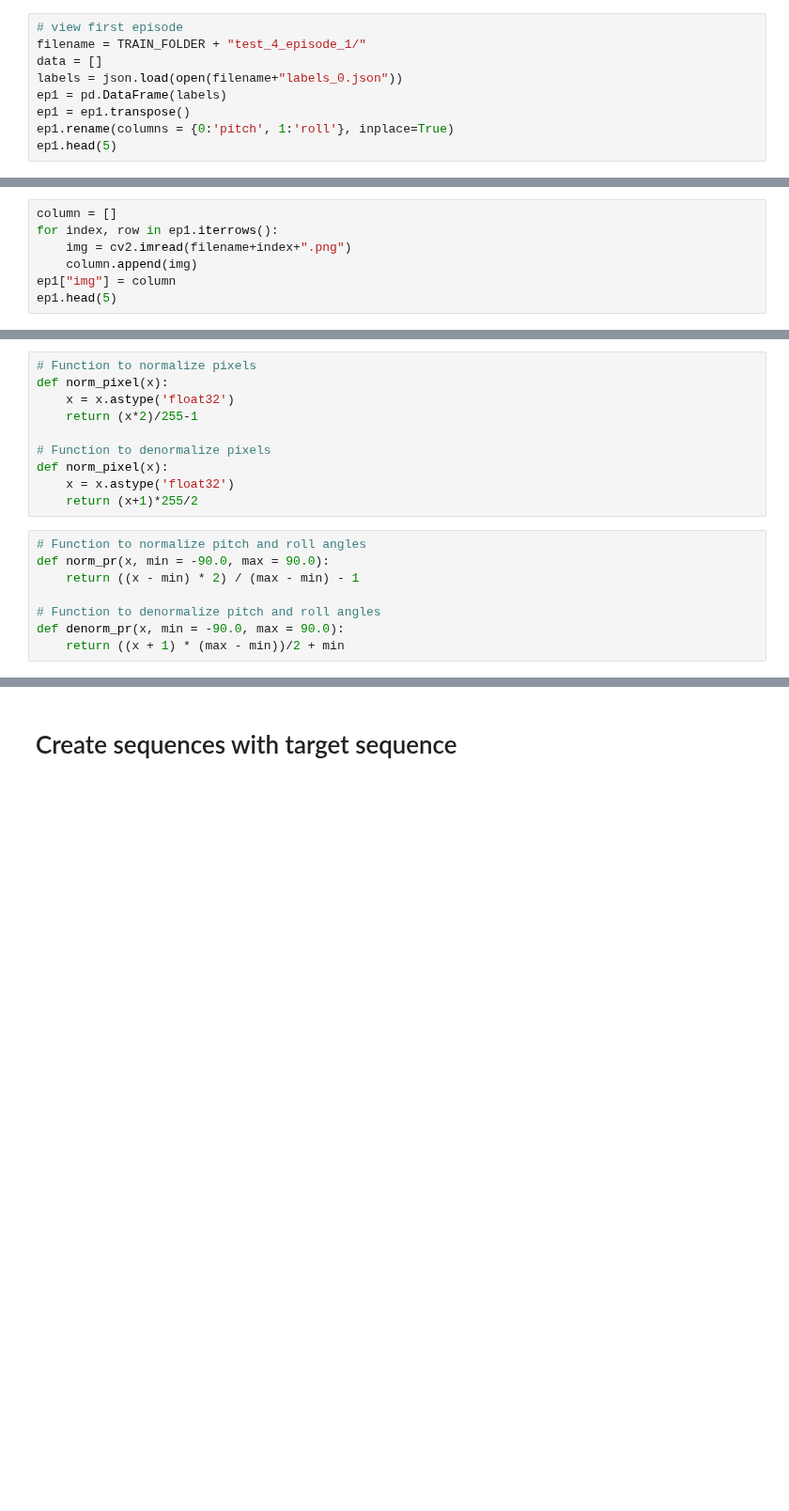
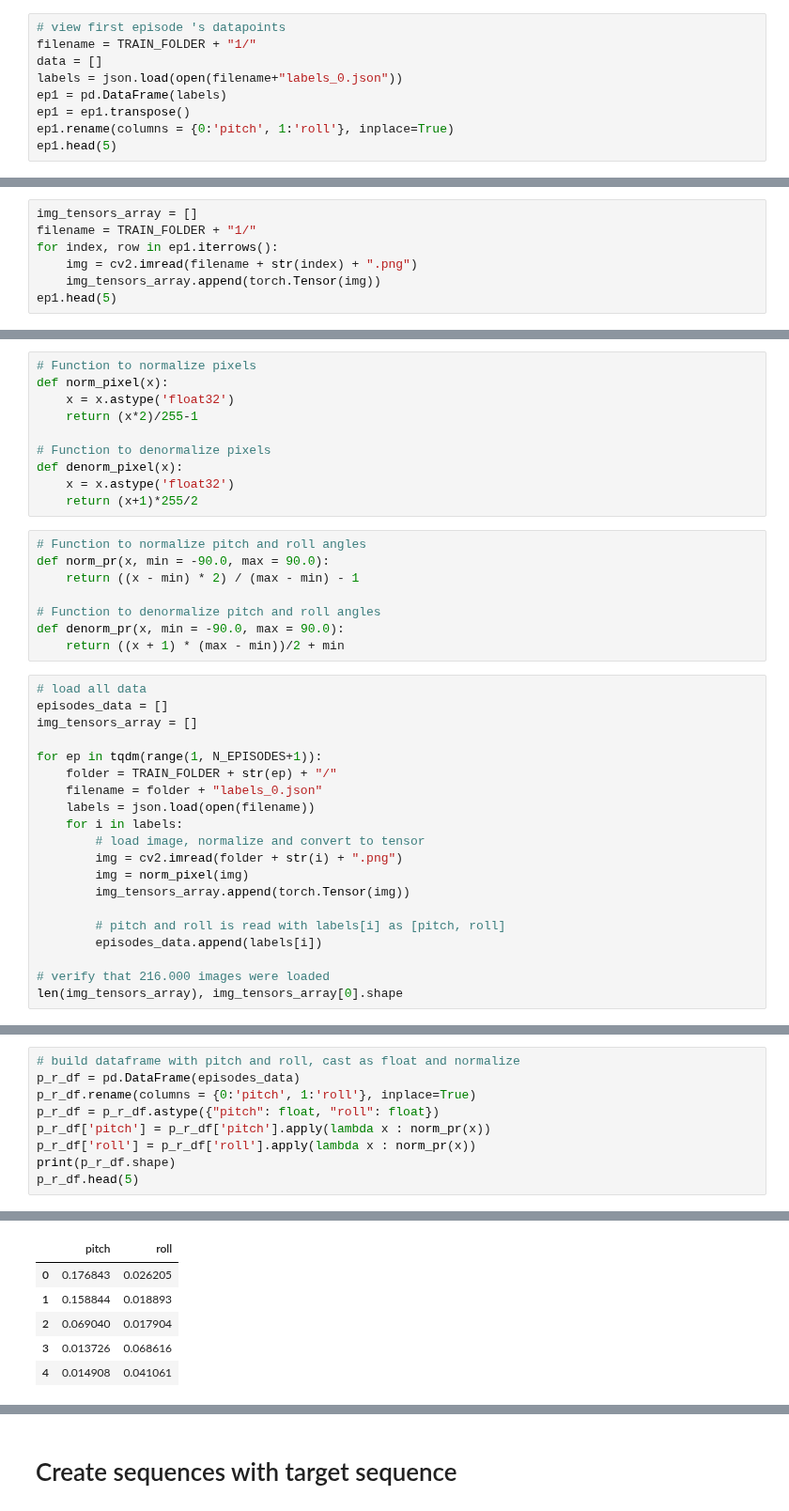
Before and after one commit to lancedw/3D-state-prediction-for-surface-vessels-using-IMU-data-and-images, a Jupyter notebook: code/notebooks/cnn.ipynb, the cells around one changed output, grey strips where cells are left out. Shown at 94% size. Drawn from its saved outputs; the diff is of its cells as text; blank space fills up the shorter version.

```diff
--- a/code/notebooks/cnn.ipynb
+++ b/code/notebooks/cnn.ipynb
@@ -64,8 +68,8 @@ CUDA = device.type == 'cuda'
 # %% [markdown]
 # Load data from episodes
 # %%
-# view first episode
-filename = TRAIN_FOLDER + "test_4_episode_1/"
+# view first episode 's datapoints
+filename = TRAIN_FOLDER + "1/"
 data = []
 labels = json.load(open(filename+"labels_0.json"))
 ep1 = pd.DataFrame(labels)
@@ -80,10 +84,10 @@ ep1.head(5)
 | 3 | 1.235337 | 6.175461 |
 | 4 | 1.341678 | 3.695468 |
 # %%
-column = []
+img_tensors_array = []
+filename = TRAIN_FOLDER + "1/"
 for index, row in ep1.iterrows():
-    img = cv2.imread(filename+index+".png")
-    column.append(img)
-ep1["img"] = column
+    img = cv2.imread(filename + str(index) + ".png")
+    img_tensors_array.append(torch.Tensor(img))
 ep1.head(5)
 # %% [output]
@@ -104,7 +108,7 @@ def norm_pixel(x):
     return (x*2)/255-1
 
 # Function to denormalize pixels
-def norm_pixel(x):
+def denorm_pixel(x):
     x = x.astype('float32')
     return (x+1)*255/2
 # %%
@@ -115,3 +119,23 @@ def norm_pr(x, min = -90.0, max = 90.0):
 # Function to denormalize pitch and roll angles
 def denorm_pr(x, min = -90.0, max = 90.0):
     return ((x + 1) * (max - min))/2 + min
+# %%
+# load all data
+episodes_data = []
+img_tensors_array = []
+
+for ep in tqdm(range(1, N_EPISODES+1)):
+    folder = TRAIN_FOLDER + str(ep) + "/"
+    filename = folder + "labels_0.json"
+    labels = json.load(open(filename))
+    for i in labels:
+        # load image, normalize and convert to tensor
+        img = cv2.imread(folder + str(i) + ".png")
+        img = norm_pixel(img)
+        img_tensors_array.append(torch.Tensor(img))
+
+        # pitch and roll is read with labels[i] as [pitch, roll]
+        episodes_data.append(labels[i])
+
+# verify that 216.000 images were loaded
+len(img_tensors_array), img_tensors_array[0].shape
@@ -117,0 +144,10 @@ def denorm_pr(x, min = -90.0, max = 90.0):
+# %%
+# build dataframe with pitch and roll, cast as float and normalize
+p_r_df = pd.DataFrame(episodes_data)
+p_r_df.rename(columns = {0:'pitch', 1:'roll'}, inplace=True)
+p_r_df = p_r_df.astype({"pitch": float, "roll": float})
+p_r_df['pitch'] = p_r_df['pitch'].apply(lambda x : norm_pr(x))
+p_r_df['roll'] = p_r_df['roll'].apply(lambda x : norm_pr(x))
+print(p_r_df.shape)
+p_r_df.head(5)
+# %% [output]
@@ -117,0 +155,6 @@ def denorm_pr(x, min = -90.0, max = 90.0):
+|  | pitch | roll |
+| 0 | 0.176843 | 0.026205 |
+| 1 | 0.158844 | 0.018893 |
+| 2 | 0.069040 | 0.017904 |
+| 3 | 0.013726 | 0.068616 |
+| 4 | 0.014908 | 0.041061 |
```
Also changed, not shown: parts of 29 cells of this notebook, 2 other files.
